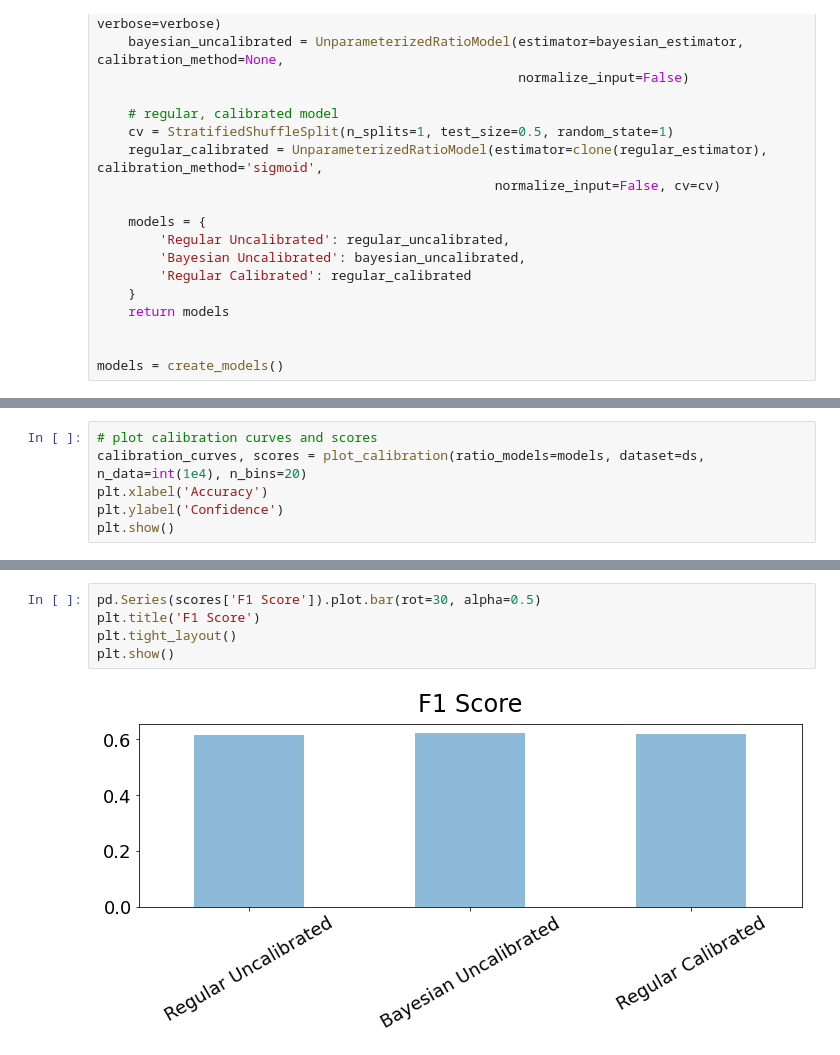
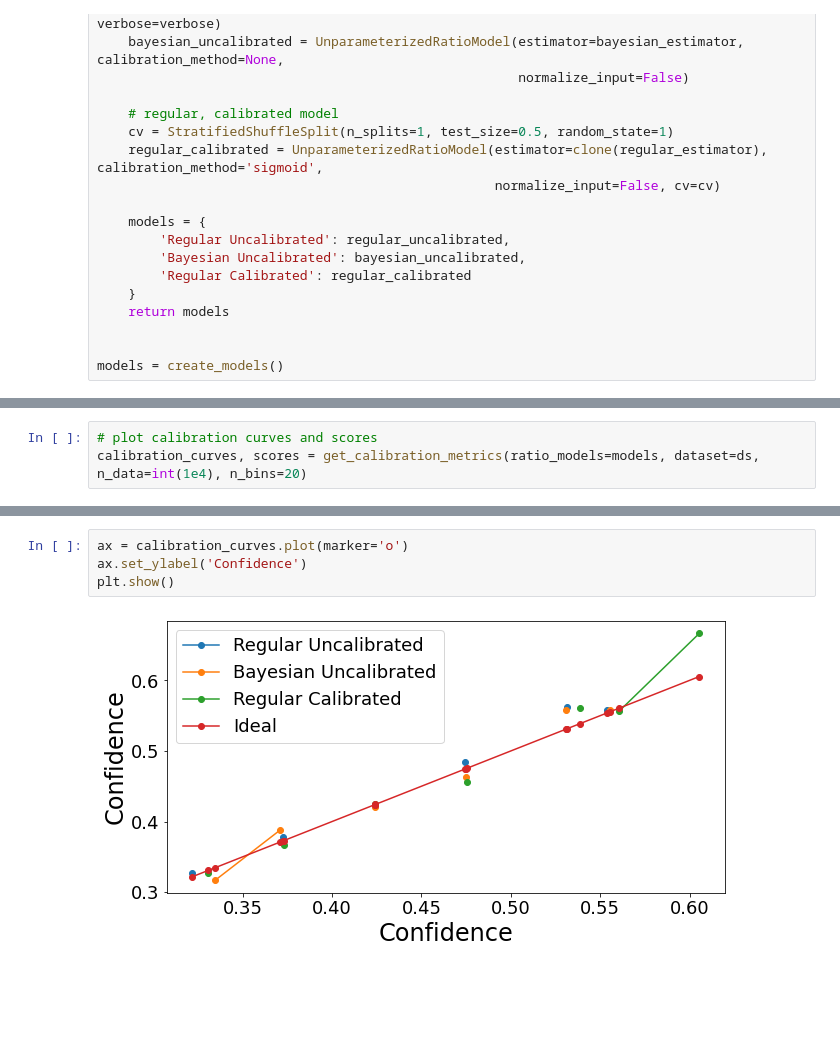
Before and after one commit to cjs220/active_learning_ratio_estimation, a Jupyter notebook: examples/mixtures.ipynb, the cells around one changed output, grey strips where cells are left out. Cells and saved outputs as stored; diff of their text form; blank space fills up the shorter version.

```diff
--- a/examples/mixtures.ipynb
+++ b/examples/mixtures.ipynb
@@ -211,6 +212,3 @@ plt.show()
 # %%
 # plot calibration curves and scores
-calibration_curves, scores = plot_calibration(ratio_models=models, dataset=ds, n_data=int(1e4), n_bins=20)
-plt.xlabel('Accuracy')
-plt.ylabel('Confidence')
-plt.show()
+calibration_curves, scores = get_calibration_metrics(ratio_models=models, dataset=ds, n_data=int(1e4), n_bins=20)
@@ -233,7 +215,6 @@ plt.show()
-# %%
-pd.Series(scores['F1 Score']).plot.bar(rot=30, alpha=0.5)
-plt.title('F1 Score')
-plt.tight_layout()
-plt.show()
-# %% [output]
-[figure, removed]
+# %%
+ax = calibration_curves.plot(marker='o')
+ax.set_ylabel('Confidence')
+plt.show()
+# %% [output]
+[figure, added]
```
Also changed, not shown: parts of 16 cells of this notebook.
